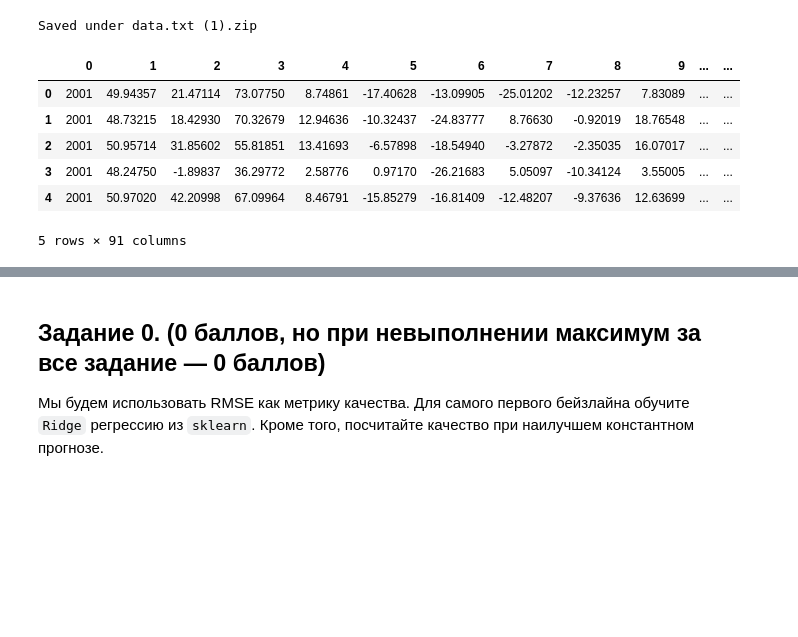
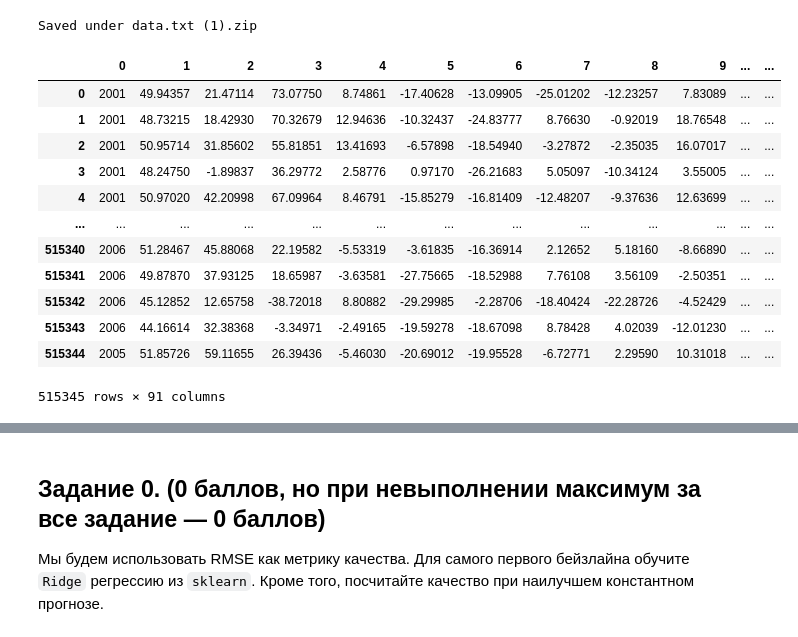
Before and after one commit to krottttt/iad, a Jupyter notebook: sem_3_hw_1/hw01_1.ipynb, the cells around one changed output, grey strips where cells are left out. Cells and saved outputs as stored; diff of their text form; code cells hidden in the pictures; blank space fills up the shorter version.

```diff
--- a/sem_3_hw_1/hw01_1.ipynb
+++ b/sem_3_hw_1/hw01_1.ipynb
@@ -42,12 +42,18 @@ You should consider upgrading via the 'c:\users\крот\appdata\local\programs\
 Saved under data.txt (1).zip
 # %%
 df = pd.read_csv('data.txt.zip', header=None)
-df.head()
+df
 # %% [output]
 |  | 0 | 1 | 2 | 3 | 4 | 5 | 6 | 7 | 8 | 9 | ... | ... |
 | 0 | 2001 | 49.94357 | 21.47114 | 73.07750 | 8.74861 | -17.40628 | -13.09905 | -25.01202 | -12.23257 | 7.83089 | ... | ... |
 | 1 | 2001 | 48.73215 | 18.42930 | 70.32679 | 12.94636 | -10.32437 | -24.83777 | 8.76630 | -0.92019 | 18.76548 | ... | ... |
 | 2 | 2001 | 50.95714 | 31.85602 | 55.81851 | 13.41693 | -6.57898 | -18.54940 | -3.27872 | -2.35035 | 16.07017 | ... | ... |
 | 3 | 2001 | 48.24750 | -1.89837 | 36.29772 | 2.58776 | 0.97170 | -26.21683 | 5.05097 | -10.34124 | 3.55005 | ... | ... |
 | 4 | 2001 | 50.97020 | 42.20998 | 67.09964 | 8.46791 | -15.85279 | -16.81409 | -12.48207 | -9.37636 | 12.63699 | ... | ... |
+| ... | ... | ... | ... | ... | ... | ... | ... | ... | ... | ... | ... | ... |
+| 515340 | 2006 | 51.28467 | 45.88068 | 22.19582 | -5.53319 | -3.61835 | -16.36914 | 2.12652 | 5.18160 | -8.66890 | ... | ... |
+| 515341 | 2006 | 49.87870 | 37.93125 | 18.65987 | -3.63581 | -27.75665 | -18.52988 | 7.76108 | 3.56109 | -2.50351 | ... | ... |
+| 515342 | 2006 | 45.12852 | 12.65758 | -38.72018 | 8.80882 | -29.29985 | -2.28706 | -18.40424 | -22.28726 | -4.52429 | ... | ... |
+| 515343 | 2006 | 44.16614 | 32.38368 | -3.34971 | -2.49165 | -19.59278 | -18.67098 | 8.78428 | 4.02039 | -12.01230 | ... | ... |
+| 515344 | 2005 | 51.85726 | 59.11655 | 26.39436 | -5.46030 | -20.69012 | -19.95528 | -6.72771 | 2.29590 | 10.31018 | ... | ... |
-5 rows × 91 columns
+515345 rows × 91 columns
```
Also changed, not shown: parts of 45 cells of this notebook, 17 other files.
